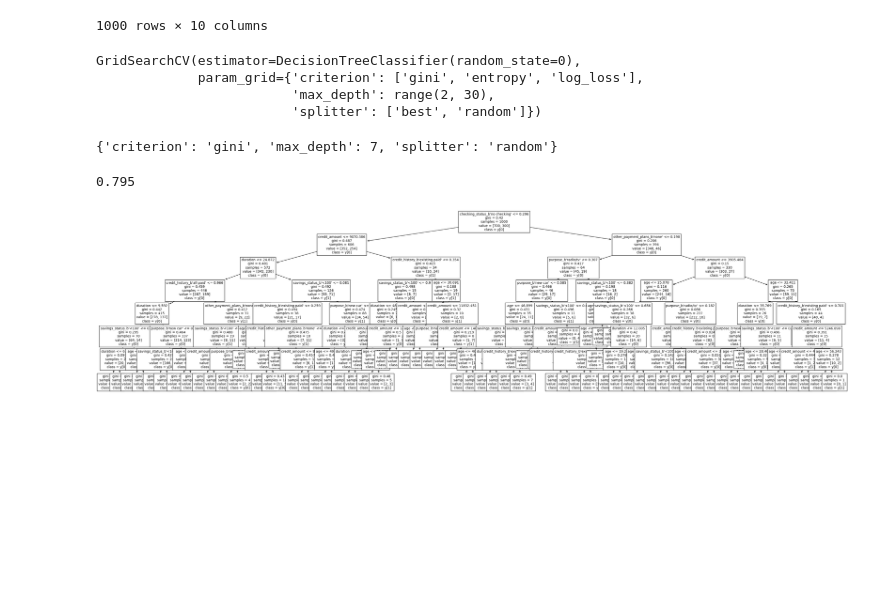
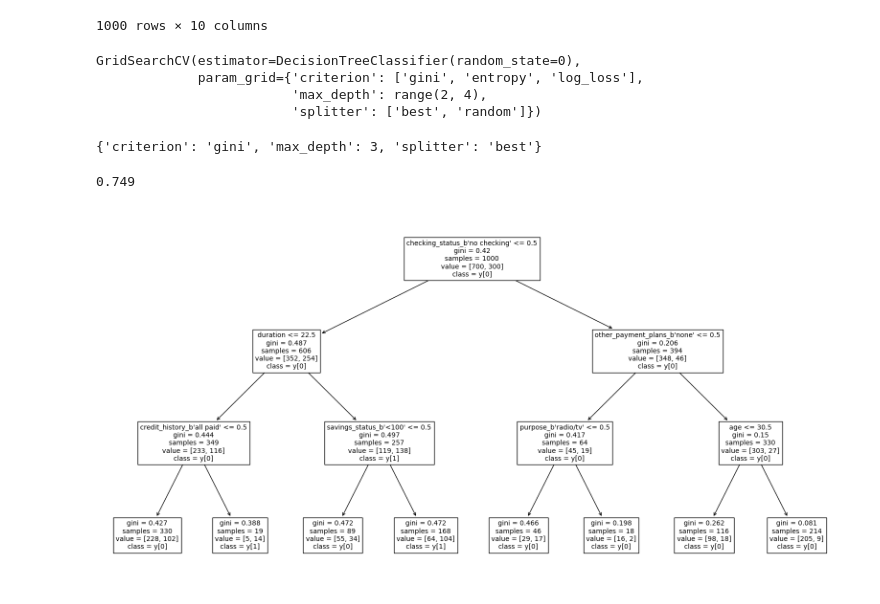
Before and after one commit to daniilprohorov/python-notebook-devcontainer, a Jupyter notebook: 1.ipynb, the cells around one changed output. Saved outputs shown, nothing was run; the diff lists cells and outputs as text; code cells hidden in the pictures; blank space fills up the shorter version.

```diff
--- a/1.ipynb
+++ b/1.ipynb
@@ -178,30 +178,30 @@ X
 from sklearn.model_selection import GridSearchCV
 
 clf = DecisionTreeClassifier(random_state=0)
-parameters = { 'max_depth':range(2, 30), 'criterion': ['gini', 'entropy', 'log_loss'], 'splitter': ['best', 'random']}
+parameters = { 'max_depth':range(2, 4), 'criterion': ['gini', 'entropy', 'log_loss'], 'splitter': ['best', 'random']}
 clf_GridSearchCV = GridSearchCV(clf, parameters)
 # %%
 clf_GridSearchCV.fit(X,y)
 # %% [output]
 GridSearchCV(estimator=DecisionTreeClassifier(random_state=0),
              param_grid={'criterion': ['gini', 'entropy', 'log_loss'],
-                         'max_depth': range(2, 30),
+                         'max_depth': range(2, 4),
                          'splitter': ['best', 'random']})
 # %%
 clf_GridSearchCV.best_params_
 # %% [output]
-{'criterion': 'gini', 'max_depth': 7, 'splitter': 'random'}
+{'criterion': 'gini', 'max_depth': 3, 'splitter': 'best'}
 # %%
 clf = clf_GridSearchCV.best_estimator_
 # %%
 accuracy_score(y, clf.predict(X))
 # %% [output]
-0.795
+0.749
 # %%
 import matplotlib.pyplot as plt
 from sklearn import tree
-fig = plt.figure(figsize=(40,10))
+fig = plt.figure(figsize=(20,10))
 tree.plot_tree(clf, feature_names=list(X.columns), class_names=True, fontsize=10)
 plt.show()
 # %% [output]
-[figure, old version]
+[figure, new version]
```
Also changed, not shown: parts of 4 cells of this notebook.
